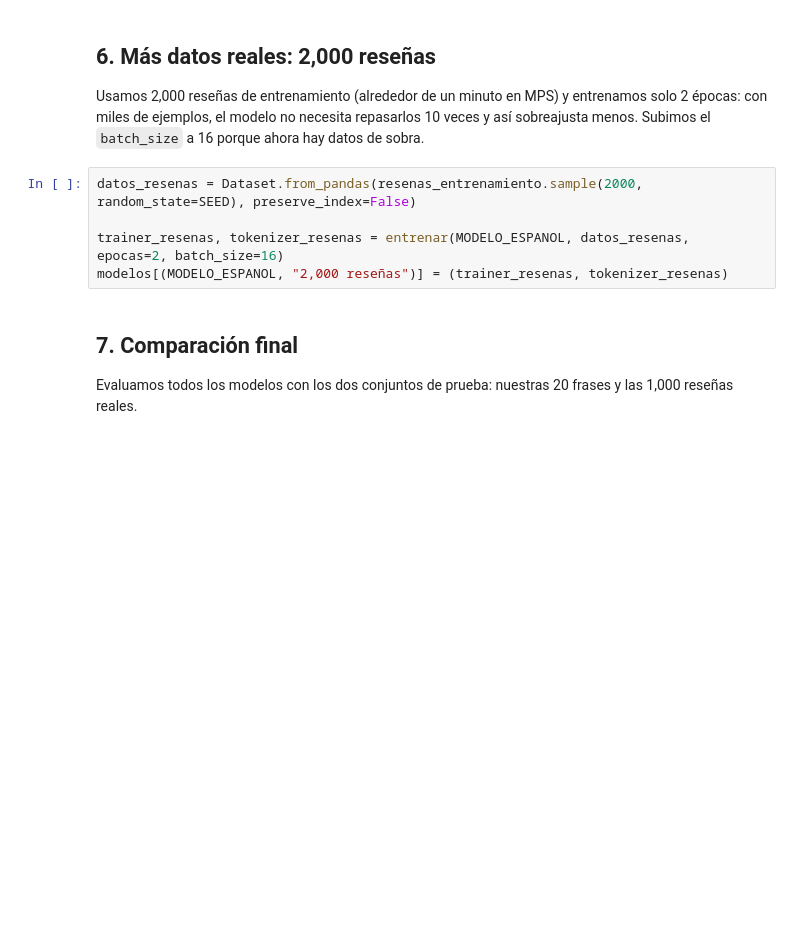
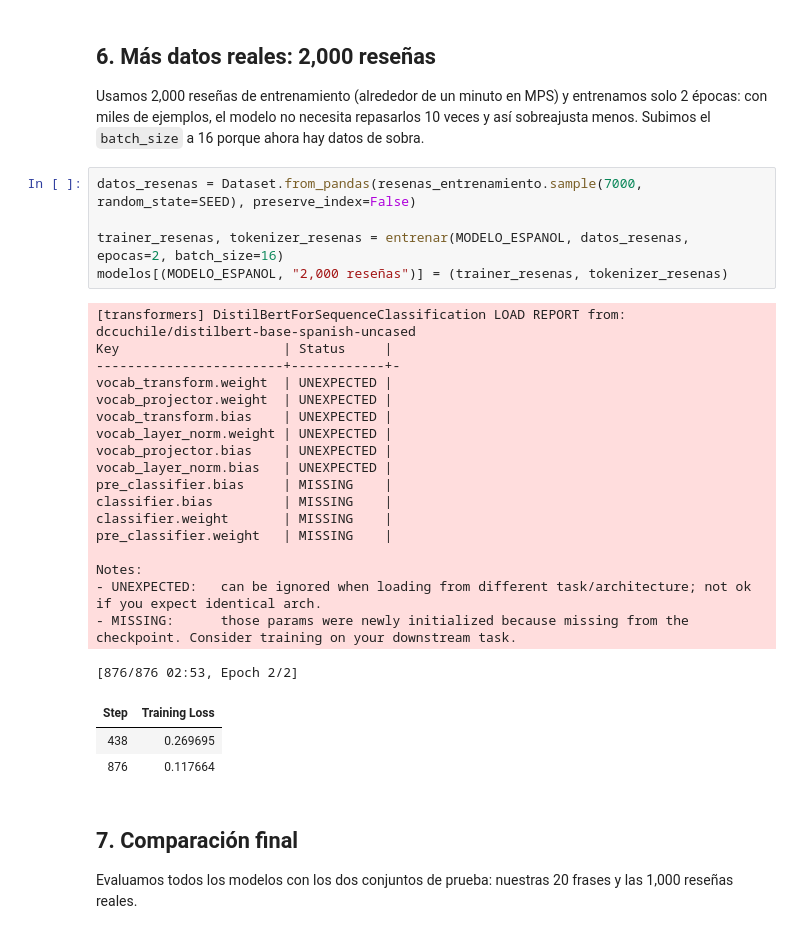
Before and after one commit to marcell-llerena/datascience-g8, a Jupyter notebook: notebooks/20261007_48_LLM_finnetunning.ipynb, the cells around one changed output. Drawn from its saved outputs; the diff is of its cells as text; blank space fills up the shorter version.

```diff
--- a/notebooks/20261007_48_LLM_finnetunning.ipynb
+++ b/notebooks/20261007_48_LLM_finnetunning.ipynb
@@ -272,10 +389,32 @@ El 100% anterior era optimista. Las reseñas reales son más largas, tienen falt
 
 Usamos 2,000 reseñas de entrenamiento (alrededor de un minuto en MPS) y entrenamos solo 2 épocas: con miles de ejemplos, el modelo no necesita repasarlos 10 veces y así sobreajusta menos. Subimos el `batch_size` a 16 porque ahora hay datos de sobra.
 # %%
-datos_resenas = Dataset.from_pandas(resenas_entrenamiento.sample(2000, random_state=SEED), preserve_index=False)
+datos_resenas = Dataset.from_pandas(resenas_entrenamiento.sample(7000, random_state=SEED), preserve_index=False)
 
 trainer_resenas, tokenizer_resenas = entrenar(MODELO_ESPANOL, datos_resenas, epocas=2, batch_size=16)
 modelos[(MODELO_ESPANOL, "2,000 reseñas")] = (trainer_resenas, tokenizer_resenas)
+# %% [output]
+[transformers] DistilBertForSequenceClassification LOAD REPORT from: dccuchile/distilbert-base-spanish-uncased
+Key                     | Status     |
+------------------------+------------+-
+vocab_transform.weight  | UNEXPECTED |
+vocab_projector.weight  | UNEXPECTED |
+vocab_transform.bias    | UNEXPECTED |
+vocab_layer_norm.weight | UNEXPECTED |
+vocab_projector.bias    | UNEXPECTED |
+vocab_layer_norm.bias   | UNEXPECTED |
+pre_classifier.bias     | MISSING    |
+classifier.bias         | MISSING    |
+classifier.weight       | MISSING    |
+pre_classifier.weight   | MISSING    |
+
+Notes:
+- UNEXPECTED:   can be ignored when loading from different task/architecture; not ok if you expect identical arch.
+- MISSING:      those params were newly initialized because missing from the checkpoint. Consider training on your downstream task.
+[876/876 02:53, Epoch 2/2]
+| Step | Training Loss |
+| 438 | 0.269695 |
+| 876 | 0.117664 |
 # %% [markdown]
 ## 7. Comparación final
 
```
Also changed, not shown: parts of 10 cells of this notebook, 4 other files.
